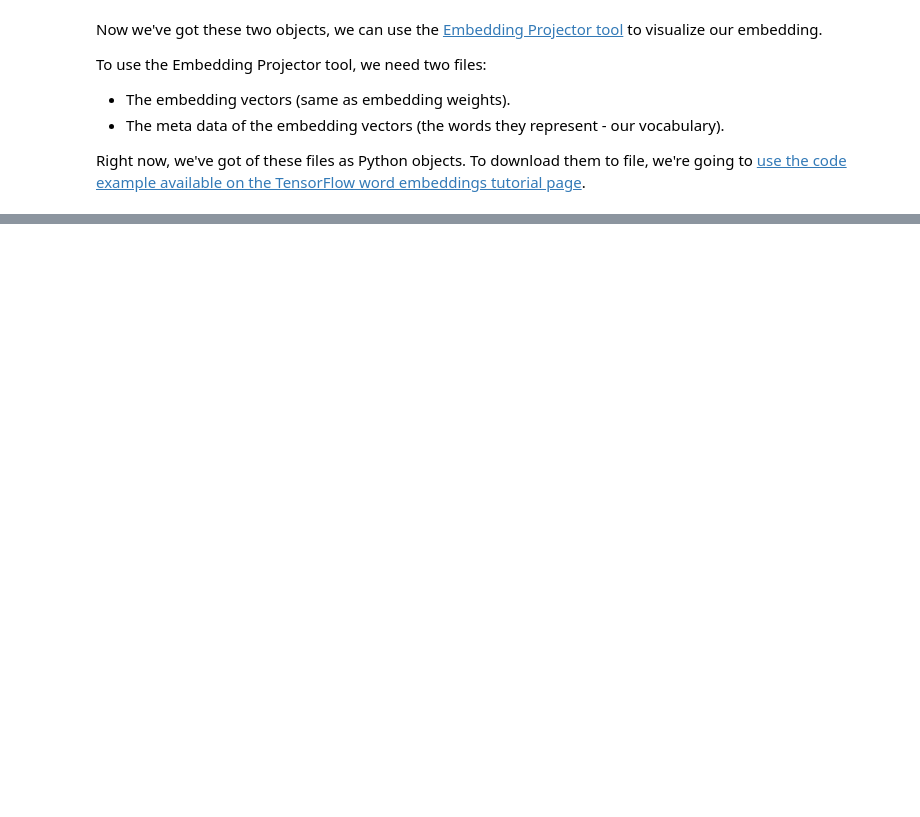
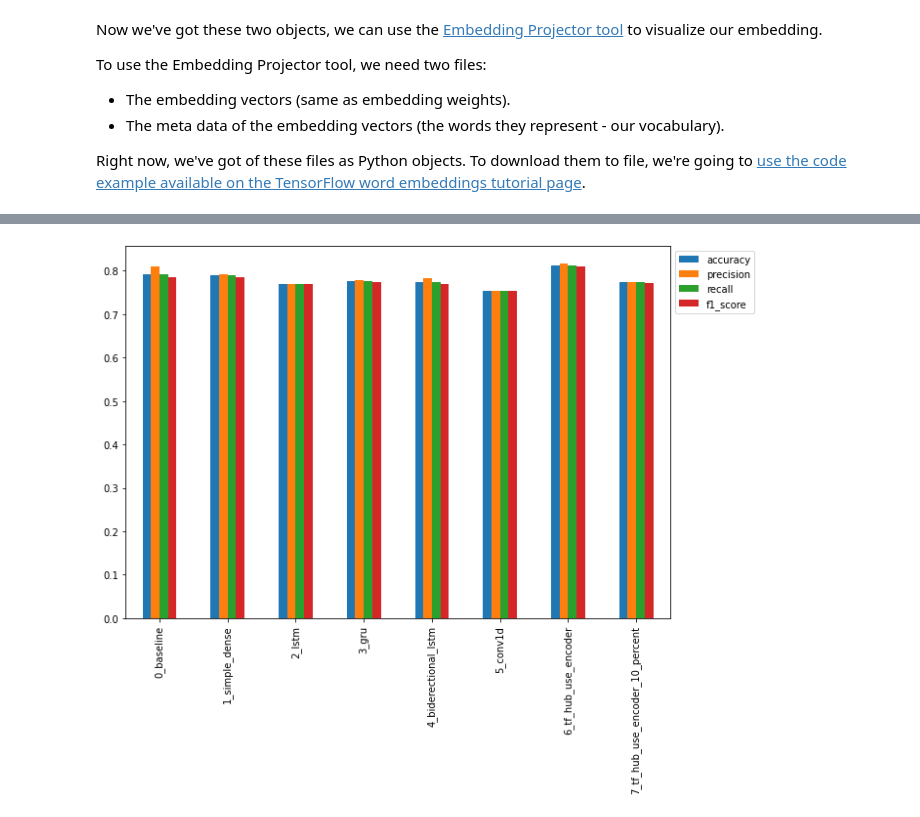
Before and after one commit to Shubhranshu-Malhotra/Tensorflow-Developer-ZTM, a Jupyter notebook: [Practice]_08_introduction_to_nlp_in_tensorflow.ipynb, the cells around one changed output, grey strips where cells are left out. Cells and saved outputs as stored; diff of their text form; code cells hidden in the pictures; blank space fills up the shorter version.

Commit message:
Build all models and compare them

```diff
--- a/[Practice]_08_introduction_to_nlp_in_tensorflow.ipynb
+++ b/[Practice]_08_introduction_to_nlp_in_tensorflow.ipynb
@@ -781,0 +1481,3 @@ else:
+# %%
+model_7_results = get_results(y_val, model_7_pred_labels)
+model_7_results
@@ -781,0 +1507,10 @@ else:
+# %%
+# Combine model results into a dataframe
+all_model_results = pd.DataFrame({"0_baseline": baseline_results,
+                                  "1_simple_dense": model_1_results,
+                                  "2_lstm": model_2_results,
+                                  '3_gru': model_3_results,
+                                  "4_biderectional_lstm": model_4_results,
+                                  "5_conv1d": model_5_results,
+                                  "6_tf_hub_use_encoder": model_6_results,
+                                  "7_tf_hub_use_encoder_10_percent": model_7_results})
@@ -781,0 +1525,2 @@ else:
+# %%
+all_model_results = all_model_results.T
@@ -781,0 +1539,3 @@ else:
+# %%
+# Reduce the accuracy to same scale as other metrics
+all_model_results["accuracy"] = all_model_results["accuracy"]/100
@@ -781,0 +1554,4 @@ else:
+# %%
+all_model_results.plot(kind = 'bar', figsize = (10,7)).legend(bbox_to_anchor = (1.0,1.0));
+# %% [output]
+[figure, added]
```
Also changed, not shown: parts of 122 cells of this notebook.
